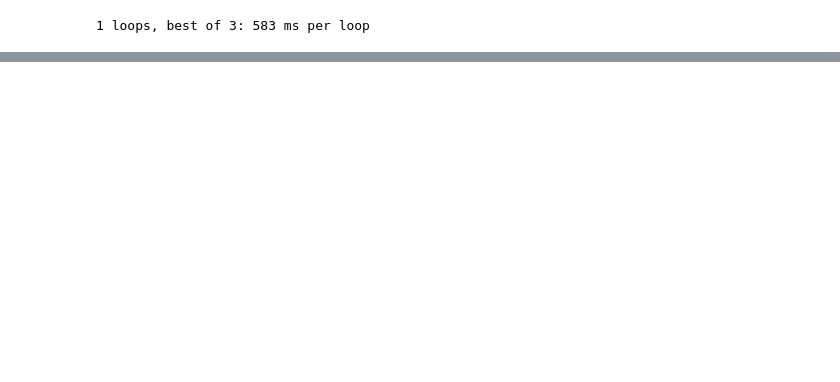
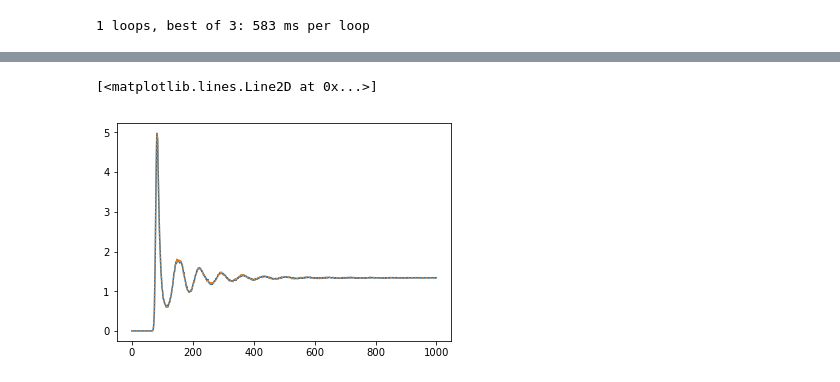
Before and after one commit to MathieuLeocmach/colloids, a Jupyter notebook: python/colloids/cython/boo.ipynb, the cells around one changed output, grey strips where cells are left out. Cells and saved outputs as stored; diff of their text form; code cells hidden in the pictures; blank space fills up the shorter version.

```diff
--- a/python/colloids/cython/boo.ipynb
+++ b/python/colloids/cython/boo.ipynb
@@ -868,0 +841,31 @@ hq, g = gG_l(pos, qlm, is_center, Nbins=250, maxdist=30.0)
+# %%
+from numba import float64, int64
+from math import sqrt, floor
+@jit(int64[:,:](float64[:,:], int64, float64), nopython=True)
+def numba_get_mono_rdf(pos, Nbins, L):
+    maxdist = L/2.0
+    g = np.zeros((pos.shape[0], Nbins), np.int64)
+    #conversion factor between indices and bins
+    l2r = Nbins/maxdist
+    for i in range(pos.shape[0]):
+        for j in range(pos.shape[0]):
+            if j==i:
+                continue
+            dist = 0
+            for d in range(pos.shape[1]):
+                diff = pos[i,d] - pos[j,d]
+                diff -= L * floor(diff /L + 0.5)
+                dist += diff*diff
+            dist = sqrt(dist)
+            r = int(dist * l2r)
+            if r<Nbins:
+                g[i,r] += 1
+    return g
+# %%
+g3 = numba_get_mono_rdf(pos[:,:-1], 1000, 203.0)
+# %%
+plt.plot(g2.mean(0)*203**3/len(pos)/(4/3*np.pi*np.diff((np.arange(1001)/1001.*203./2)**3)))
+plt.plot(g3.mean(0)*203**3/len(pos)/(4/3*np.pi*np.diff((np.arange(1001)/1001.*203./2)**3)), ls=':')
+# %% [output]
+[<matplotlib.lines.Line2D at 0x...>]
+[figure, added]
```
Also changed, not shown: parts of 18 cells of this notebook, 1 other file.
